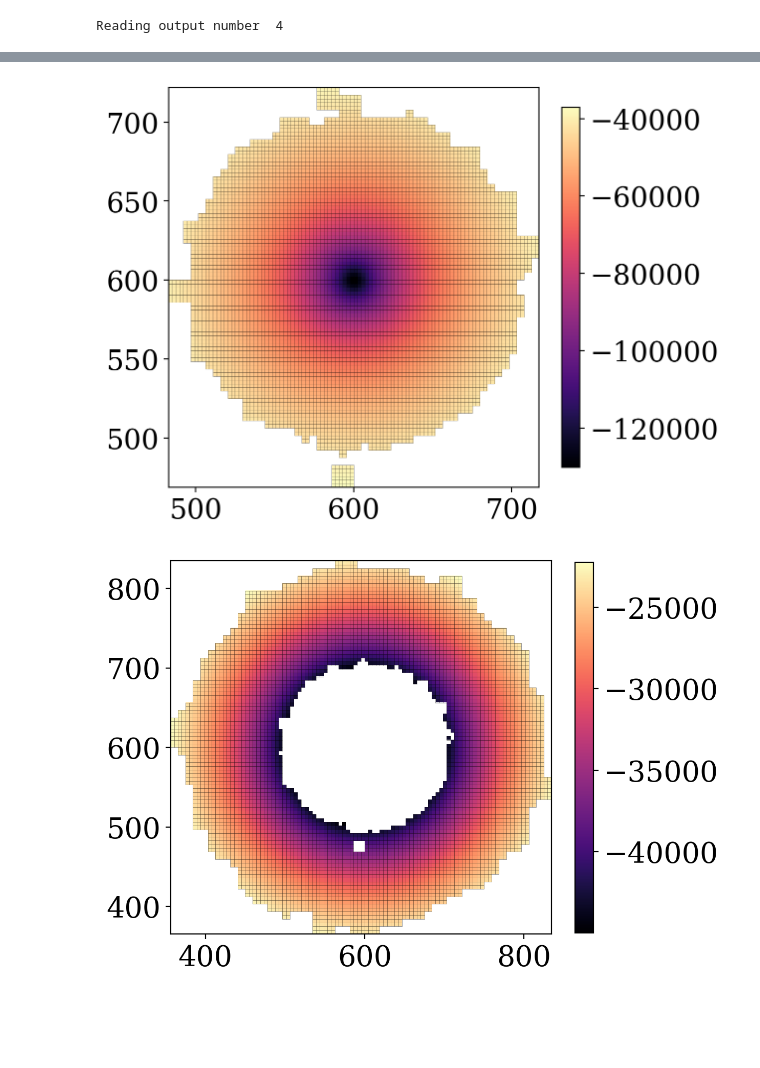
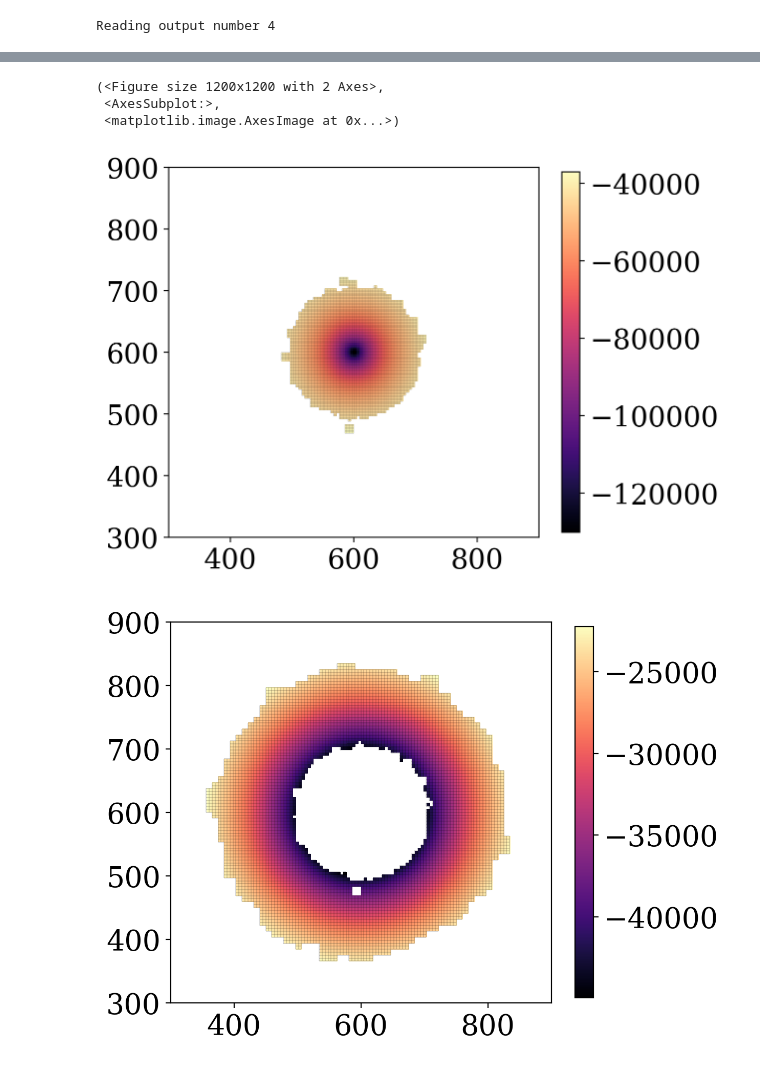
Before and after one commit to Byeol-Haneul/Ramses-FMM, a Jupyter notebook: analyze/amr.ipynb, the cells around one changed output, grey strips where cells are left out. Cells and saved outputs as stored; diff of their text form; code cells hidden in the pictures; blank space fills up the shorter version.

Commit message:
improve visualization for amr

```diff
--- a/analyze/amr.ipynb
+++ b/analyze/amr.ipynb
@@ -269,7 +224,9 @@ median relative error: 0.0019731986328979014
 # %%
-plot(23, 600, True, [8])
-plot(23, 600, True, [7])
-plot(23, 600, True, [6,7,8])
+box = [300, 900, 300, 900]
+
+plot(23, 600, grid=True, levels=[8], box=box)
+plot(23, 600, grid=True, levels=[7], box=box)
+plot(23, 600, grid=True, levels=[6, 7, 8], box=box)
 # %% [output]
 Reading output 23
 ncpu=1 ndim=3 nlevelmax=9
@@ -291,3 +248,6 @@ image range: -130217.2109375 -13209.1123046875
+(<Figure size 1200x1200 with 2 Axes>,
+ <AxesSubplot:>,
+ <matplotlib.image.AxesImage at 0x...>)
-[figure, old version]
+[figure, new version]
-[figure, old version]
+[figure, new version]
 [figure]
```
Also changed, not shown: parts of 15 cells of this notebook, 1 other file.
